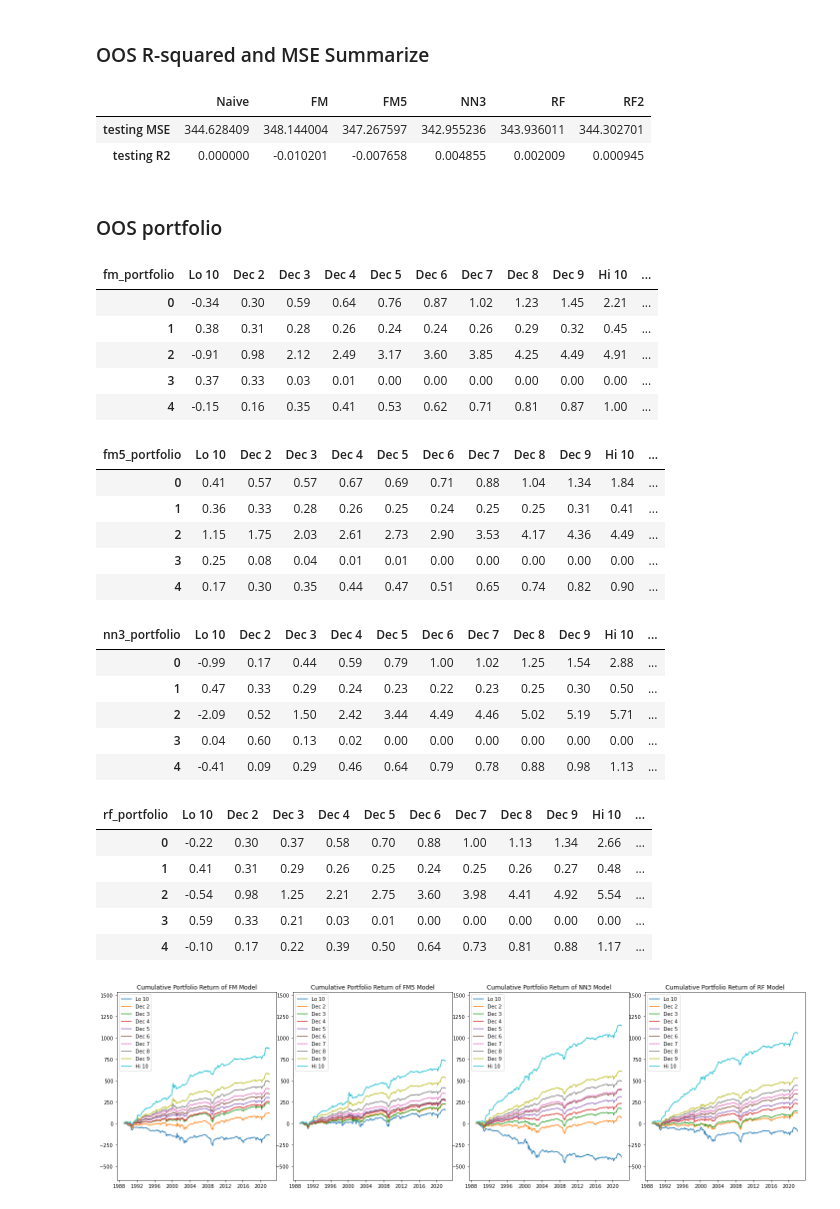
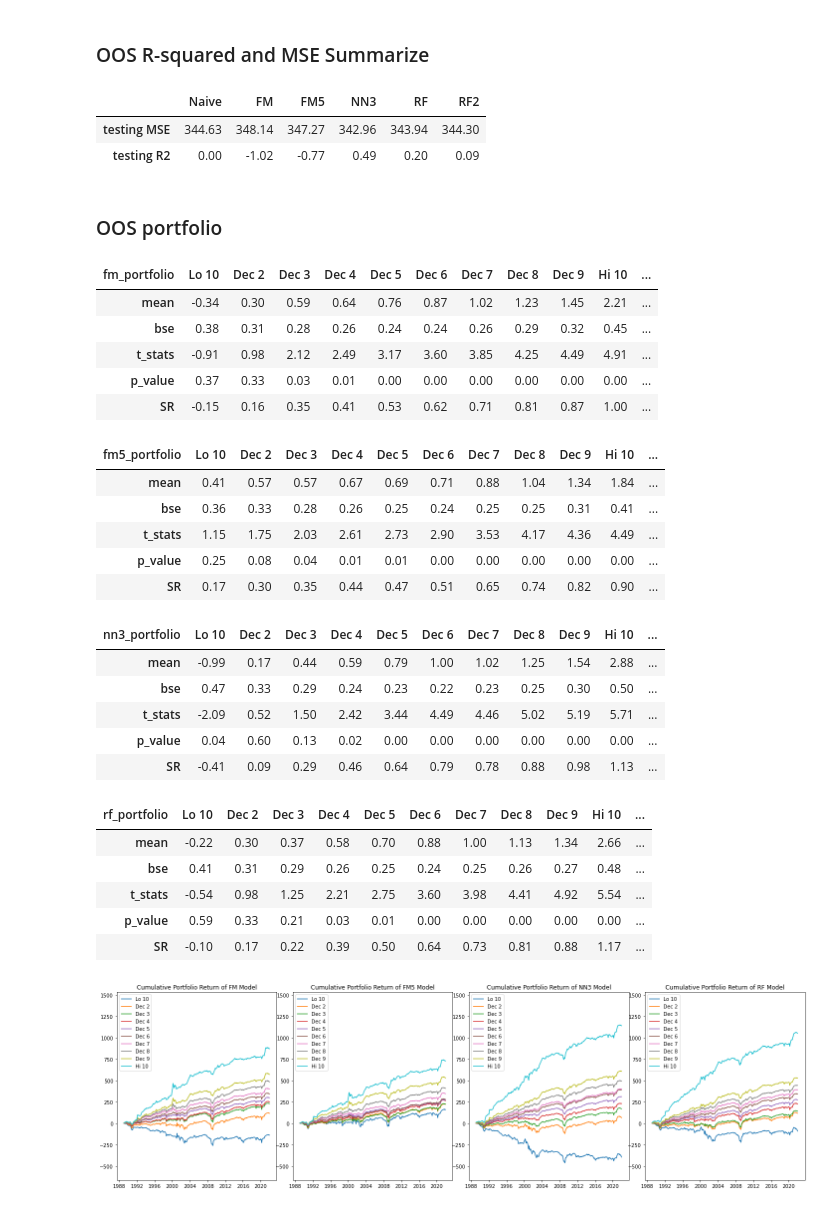
Before and after one commit to Zequn-Li/FirmCharacteristics, a Jupyter notebook: ModelComparison.ipynb, the cells around one changed output. Saved outputs shown, nothing was run; the diff lists cells and outputs as text; code cells hidden in the pictures.

Commit message:
model comparison done

```diff
--- a/ModelComparison.ipynb
+++ b/ModelComparison.ipynb
@@ -103,6 +126,16 @@ OOSresults = OOSresults.assign(pred_rf2 = np.array(y_pred).reshape(-1))
 OOSresults.to_csv(file_path+'OOSresults.csv')
 # %% [markdown]
 # OOS Comparison
+# %%
+# load data
+dataset = DataPipeline(file_path)
+train_mask = ((dataset.data['yyyymm']>196400)&(dataset.data['yyyymm'] < 197500))
+train_N = train_mask.sum()
+validation_mask = (dataset.data['yyyymm'] >= 197500) & (dataset.data['yyyymm'] < 198900)
+validation_N = validation_mask.sum()
+test_mask = (dataset.data['yyyymm'] > 198900)
+test_N = test_mask.sum()
+N = dataset.data.shape[0]
 # %%
 OOSresults = pd.read_csv(file_path+'OOSresults.csv', index_col=0)
 # convert yyyymm into datetime
@@ -176,29 +209,29 @@ OOSresults = OOSresults.assign(pred_fm5 = result_oos)
 # naive prediction
 comparison['Naive'] = {}
 comparison['Naive']['testing MSE'] = MSE(OOSresults['exret'], OOSresults['pred_naive'])
-comparison['Naive']['testing R2'] = R2(OOSresults['exret'], OOSresults['pred_naive'])
+comparison['Naive']['testing R2'] = R2(OOSresults['exret'], OOSresults['pred_naive'])*100
 comparison['FM'] = {}
 comparison['FM']['testing MSE'] = MSE(OOSresults['exret'], OOSresults['pred_fm'])
-comparison['FM']['testing R2'] = R2(OOSresults['exret'], OOSresults['pred_fm'])
+comparison['FM']['testing R2'] = R2(OOSresults['exret'], OOSresults['pred_fm'])*100
 comparison['FM5'] = {}
 comparison['FM5']['testing MSE'] = MSE(OOSresults['exret'], OOSresults['pred_fm5'])
-comparison['FM5']['testing R2'] = R2(OOSresults['exret'], OOSresults['pred_fm5'])
+comparison['FM5']['testing R2'] = R2(OOSresults['exret'], OOSresults['pred_fm5'])*100
 comparison['NN3'] = {}
 comparison['NN3']['testing MSE'] = MSE(OOSresults['exret'], OOSresults['pred_nn3'])
-comparison['NN3']['testing R2'] = R2(OOSresults['exret'], OOSresults['pred_nn3'])
+comparison['NN3']['testing R2'] = R2(OOSresults['exret'], OOSresults['pred_nn3'])*100
 comparison['RF'] = {}
 comparison['RF']['testing MSE'] = MSE(OOSresults['exret'], OOSresults['pred_rf'])
-comparison['RF']['testing R2'] = R2(OOSresults['exret'], OOSresults['pred_rf'])
+comparison['RF']['testing R2'] = R2(OOSresults['exret'], OOSresults['pred_rf'])*100
 comparison['RF2'] = {}
 comparison['RF2']['testing MSE'] = MSE(OOSresults['exret'], OOSresults['pred_rf2'])
-comparison['RF2']['testing R2'] = R2(OOSresults['exret'], OOSresults['pred_rf2'])
+comparison['RF2']['testing R2'] = R2(OOSresults['exret'], OOSresults['pred_rf2'])*100
 # %% [markdown]
 ### OOS R-squared and MSE Summarize
 # %%
-pd.DataFrame(comparison)
+pd.DataFrame(comparison).round(2)
 # %% [output]
 |  | Naive | FM | FM5 | NN3 | RF | RF2 |
-| testing MSE | 344.628409 | 348.144004 | 347.267597 | 342.955236 | 343.936011 | 344.302701 |
-| testing R2 | 0.000000 | -0.010201 | -0.007658 | 0.004855 | 0.002009 | 0.000945 |
+| testing MSE | 344.63 | 348.14 | 347.27 | 342.96 | 343.94 | 344.30 |
+| testing R2 | 0.00 | -1.02 | -0.77 | 0.49 | 0.20 | 0.09 |
 # %% [markdown]
 ### OOS portfolio
@@ -236,8 +246,8 @@ fm_EW_portfolio['HML'] = fm_EW_portfolio['Hi 10'] - fm_EW_portfolio['Lo 10']
 fm_EW_portfolio.apply(newey_west_t_stat, axis=0).round(2)
 # %% [output]
 | fm_portfolio | Lo 10 | Dec 2 | Dec 3 | Dec 4 | Dec 5 | Dec 6 | Dec 7 | Dec 8 | Dec 9 | Hi 10 | ... |
-| 0 | -0.34 | 0.30 | 0.59 | 0.64 | 0.76 | 0.87 | 1.02 | 1.23 | 1.45 | 2.21 | ... |
-| 1 | 0.38 | 0.31 | 0.28 | 0.26 | 0.24 | 0.24 | 0.26 | 0.29 | 0.32 | 0.45 | ... |
-| 2 | -0.91 | 0.98 | 2.12 | 2.49 | 3.17 | 3.60 | 3.85 | 4.25 | 4.49 | 4.91 | ... |
-| 3 | 0.37 | 0.33 | 0.03 | 0.01 | 0.00 | 0.00 | 0.00 | 0.00 | 0.00 | 0.00 | ... |
-| 4 | -0.15 | 0.16 | 0.35 | 0.41 | 0.53 | 0.62 | 0.71 | 0.81 | 0.87 | 1.00 | ... |
+| mean | -0.34 | 0.30 | 0.59 | 0.64 | 0.76 | 0.87 | 1.02 | 1.23 | 1.45 | 2.21 | ... |
+| bse | 0.38 | 0.31 | 0.28 | 0.26 | 0.24 | 0.24 | 0.26 | 0.29 | 0.32 | 0.45 | ... |
+| t_stats | -0.91 | 0.98 | 2.12 | 2.49 | 3.17 | 3.60 | 3.85 | 4.25 | 4.49 | 4.91 | ... |
+| p_value | 0.37 | 0.33 | 0.03 | 0.01 | 0.00 | 0.00 | 0.00 | 0.00 | 0.00 | 0.00 | ... |
+| SR | -0.15 | 0.16 | 0.35 | 0.41 | 0.53 | 0.62 | 0.71 | 0.81 | 0.87 | 1.00 | ... |
@@ -252,8 +264,8 @@ fm5_EW_portfolio['HML'] = fm5_EW_portfolio['Hi 10'] - fm5_EW_portfolio['Lo 10']
 fm5_EW_portfolio.apply(newey_west_t_stat, axis=0).round(2)
 # %% [output]
 | fm5_portfolio | Lo 10 | Dec 2 | Dec 3 | Dec 4 | Dec 5 | Dec 6 | Dec 7 | Dec 8 | Dec 9 | Hi 10 | ... |
-| 0 | 0.41 | 0.57 | 0.57 | 0.67 | 0.69 | 0.71 | 0.88 | 1.04 | 1.34 | 1.84 | ... |
-| 1 | 0.36 | 0.33 | 0.28 | 0.26 | 0.25 | 0.24 | 0.25 | 0.25 | 0.31 | 0.41 | ... |
-| 2 | 1.15 | 1.75 | 2.03 | 2.61 | 2.73 | 2.90 | 3.53 | 4.17 | 4.36 | 4.49 | ... |
-| 3 | 0.25 | 0.08 | 0.04 | 0.01 | 0.01 | 0.00 | 0.00 | 0.00 | 0.00 | 0.00 | ... |
-| 4 | 0.17 | 0.30 | 0.35 | 0.44 | 0.47 | 0.51 | 0.65 | 0.74 | 0.82 | 0.90 | ... |
+| mean | 0.41 | 0.57 | 0.57 | 0.67 | 0.69 | 0.71 | 0.88 | 1.04 | 1.34 | 1.84 | ... |
+| bse | 0.36 | 0.33 | 0.28 | 0.26 | 0.25 | 0.24 | 0.25 | 0.25 | 0.31 | 0.41 | ... |
+| t_stats | 1.15 | 1.75 | 2.03 | 2.61 | 2.73 | 2.90 | 3.53 | 4.17 | 4.36 | 4.49 | ... |
+| p_value | 0.25 | 0.08 | 0.04 | 0.01 | 0.01 | 0.00 | 0.00 | 0.00 | 0.00 | 0.00 | ... |
+| SR | 0.17 | 0.30 | 0.35 | 0.44 | 0.47 | 0.51 | 0.65 | 0.74 | 0.82 | 0.90 | ... |
@@ -268,8 +282,8 @@ nn3_EW_portfolio['HML'] = nn3_EW_portfolio['Hi 10'] - nn3_EW_portfolio['Lo 10']
 nn3_EW_portfolio.apply(newey_west_t_stat, axis=0).round(2)
 # %% [output]
 | nn3_portfolio | Lo 10 | Dec 2 | Dec 3 | Dec 4 | Dec 5 | Dec 6 | Dec 7 | Dec 8 | Dec 9 | Hi 10 | ... |
-| 0 | -0.99 | 0.17 | 0.44 | 0.59 | 0.79 | 1.00 | 1.02 | 1.25 | 1.54 | 2.88 | ... |
-| 1 | 0.47 | 0.33 | 0.29 | 0.24 | 0.23 | 0.22 | 0.23 | 0.25 | 0.30 | 0.50 | ... |
-| 2 | -2.09 | 0.52 | 1.50 | 2.42 | 3.44 | 4.49 | 4.46 | 5.02 | 5.19 | 5.71 | ... |
-| 3 | 0.04 | 0.60 | 0.13 | 0.02 | 0.00 | 0.00 | 0.00 | 0.00 | 0.00 | 0.00 | ... |
-| 4 | -0.41 | 0.09 | 0.29 | 0.46 | 0.64 | 0.79 | 0.78 | 0.88 | 0.98 | 1.13 | ... |
+| mean | -0.99 | 0.17 | 0.44 | 0.59 | 0.79 | 1.00 | 1.02 | 1.25 | 1.54 | 2.88 | ... |
+| bse | 0.47 | 0.33 | 0.29 | 0.24 | 0.23 | 0.22 | 0.23 | 0.25 | 0.30 | 0.50 | ... |
+| t_stats | -2.09 | 0.52 | 1.50 | 2.42 | 3.44 | 4.49 | 4.46 | 5.02 | 5.19 | 5.71 | ... |
+| p_value | 0.04 | 0.60 | 0.13 | 0.02 | 0.00 | 0.00 | 0.00 | 0.00 | 0.00 | 0.00 | ... |
+| SR | -0.41 | 0.09 | 0.29 | 0.46 | 0.64 | 0.79 | 0.78 | 0.88 | 0.98 | 1.13 | ... |
@@ -284,8 +300,8 @@ rf_EW_portfolio['HML'] = rf_EW_portfolio['Hi 10'] - rf_EW_portfolio['Lo 10']
 rf_EW_portfolio.apply(newey_west_t_stat, axis=0).round(2)
 # %% [output]
 | rf_portfolio | Lo 10 | Dec 2 | Dec 3 | Dec 4 | Dec 5 | Dec 6 | Dec 7 | Dec 8 | Dec 9 | Hi 10 | ... |
-| 0 | -0.22 | 0.30 | 0.37 | 0.58 | 0.70 | 0.88 | 1.00 | 1.13 | 1.34 | 2.66 | ... |
-| 1 | 0.41 | 0.31 | 0.29 | 0.26 | 0.25 | 0.24 | 0.25 | 0.26 | 0.27 | 0.48 | ... |
-| 2 | -0.54 | 0.98 | 1.25 | 2.21 | 2.75 | 3.60 | 3.98 | 4.41 | 4.92 | 5.54 | ... |
-| 3 | 0.59 | 0.33 | 0.21 | 0.03 | 0.01 | 0.00 | 0.00 | 0.00 | 0.00 | 0.00 | ... |
-| 4 | -0.10 | 0.17 | 0.22 | 0.39 | 0.50 | 0.64 | 0.73 | 0.81 | 0.88 | 1.17 | ... |
+| mean | -0.22 | 0.30 | 0.37 | 0.58 | 0.70 | 0.88 | 1.00 | 1.13 | 1.34 | 2.66 | ... |
+| bse | 0.41 | 0.31 | 0.29 | 0.26 | 0.25 | 0.24 | 0.25 | 0.26 | 0.27 | 0.48 | ... |
+| t_stats | -0.54 | 0.98 | 1.25 | 2.21 | 2.75 | 3.60 | 3.98 | 4.41 | 4.92 | 5.54 | ... |
+| p_value | 0.59 | 0.33 | 0.21 | 0.03 | 0.01 | 0.00 | 0.00 | 0.00 | 0.00 | 0.00 | ... |
+| SR | -0.10 | 0.17 | 0.22 | 0.39 | 0.50 | 0.64 | 0.73 | 0.81 | 0.88 | 1.17 | ... |
```
Also changed, not shown: parts of 19 cells of this notebook.
